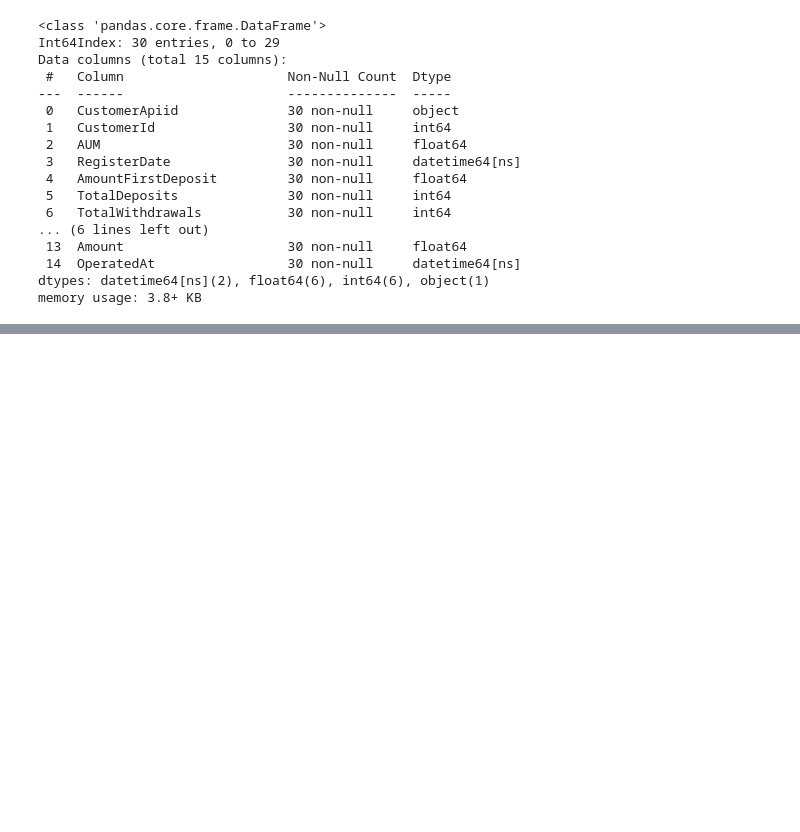
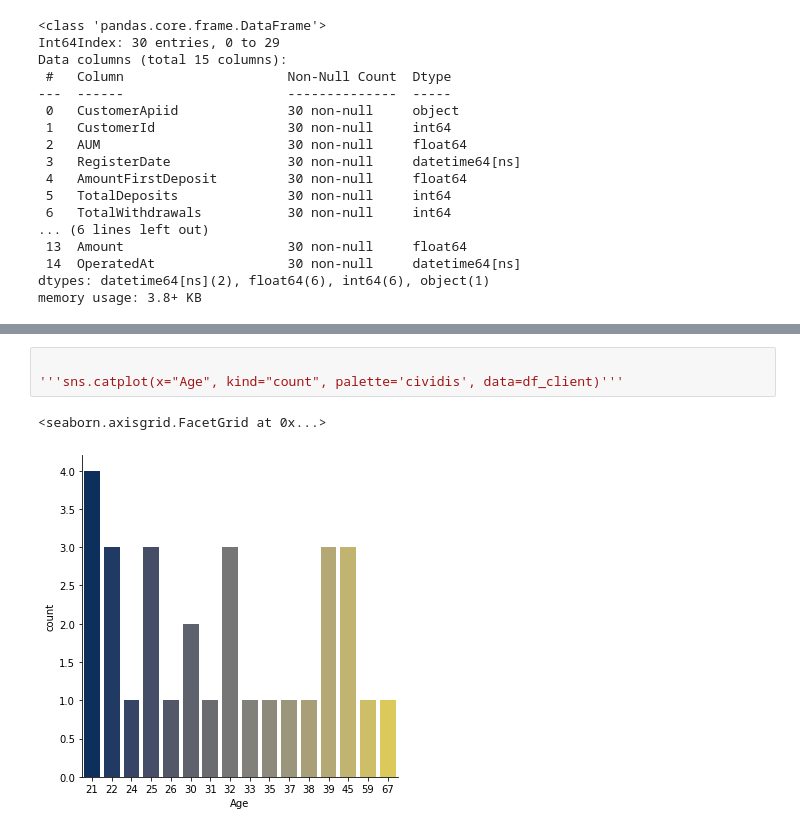
Before and after one commit to allanacardoso/warren, a Jupyter notebook: data/Análise_warren.ipynb, the cells around one changed output, grey strips where cells are left out. Cells and saved outputs as stored; diff of their text form; blank space fills up the shorter version.

```diff
--- a/data/Análise_warren.ipynb
+++ b/data/Análise_warren.ipynb
@@ -283,0 +367,6 @@ Name: CustomerId, Length: 1000, dtype: int64
+# %%
+
+'''sns.catplot(x="Age", kind="count", palette='cividis', data=df_client)'''
+# %% [output]
+<seaborn.axisgrid.FacetGrid at 0x...>
+[figure, added]
```
Also changed, not shown: parts of 46 cells of this notebook.
